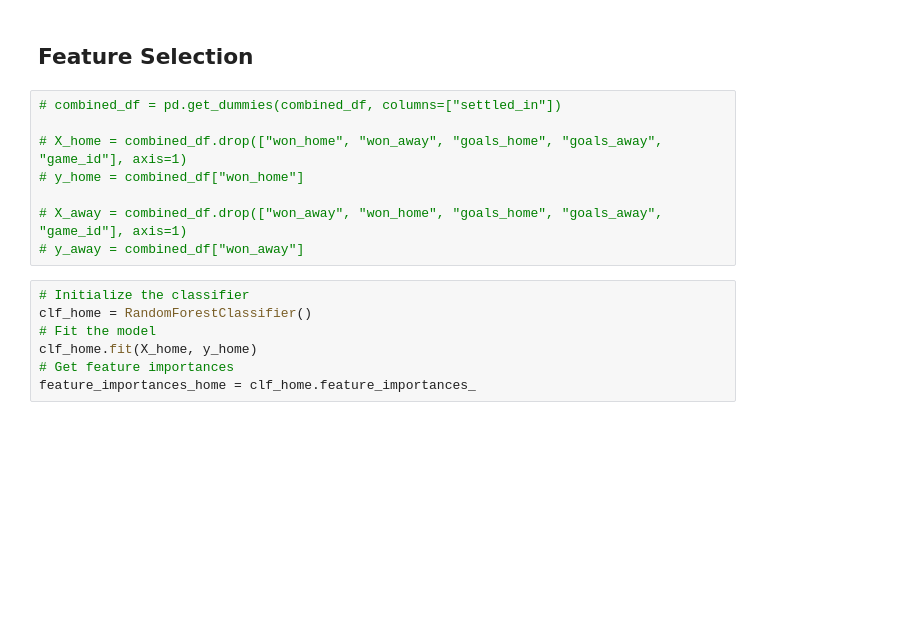
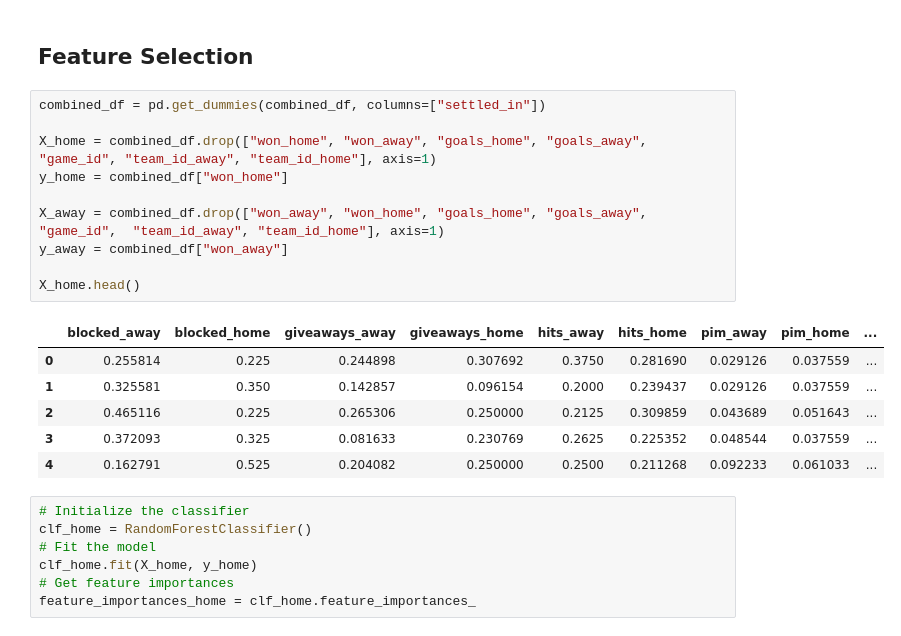
Before and after one commit to mackleros/NHL-Games-Datamining, a Jupyter notebook: mining.ipynb, the cells around one changed output. Cells and saved outputs as stored; diff of their text form; blank space fills up the shorter version.

```diff
--- a/mining.ipynb
+++ b/mining.ipynb
@@ -212,13 +236,22 @@ plt.show()
 # %% [markdown]
 ## Feature Selection
 # %%
-# combined_df = pd.get_dummies(combined_df, columns=["settled_in"])
+combined_df = pd.get_dummies(combined_df, columns=["settled_in"])
 
-# X_home = combined_df.drop(["won_home", "won_away", "goals_home", "goals_away",  "game_id"], axis=1)
-# y_home = combined_df["won_home"]
+X_home = combined_df.drop(["won_home", "won_away", "goals_home", "goals_away",  "game_id", "team_id_away", "team_id_home"], axis=1)
+y_home = combined_df["won_home"]
 
-# X_away = combined_df.drop(["won_away", "won_home", "goals_home", "goals_away",  "game_id"], axis=1)
-# y_away = combined_df["won_away"]
+X_away = combined_df.drop(["won_away", "won_home", "goals_home", "goals_away",  "game_id",  "team_id_away", "team_id_home"], axis=1)
+y_away = combined_df["won_away"]
+
+X_home.head()
+# %% [output]
+|  | blocked_away | blocked_home | giveaways_away | giveaways_home | hits_away | hits_home | pim_away | pim_home | ... |
+| 0 | 0.255814 | 0.225 | 0.244898 | 0.307692 | 0.3750 | 0.281690 | 0.029126 | 0.037559 | ... |
+| 1 | 0.325581 | 0.350 | 0.142857 | 0.096154 | 0.2000 | 0.239437 | 0.029126 | 0.037559 | ... |
+| 2 | 0.465116 | 0.225 | 0.265306 | 0.250000 | 0.2125 | 0.309859 | 0.043689 | 0.051643 | ... |
+| 3 | 0.372093 | 0.325 | 0.081633 | 0.230769 | 0.2625 | 0.225352 | 0.048544 | 0.037559 | ... |
+| 4 | 0.162791 | 0.525 | 0.204082 | 0.250000 | 0.2500 | 0.211268 | 0.092233 | 0.061033 | ... |
 # %%
 # Initialize the classifier
 clf_home = RandomForestClassifier()
```
Also changed, not shown: parts of 8 cells of this notebook, 1 other file.
